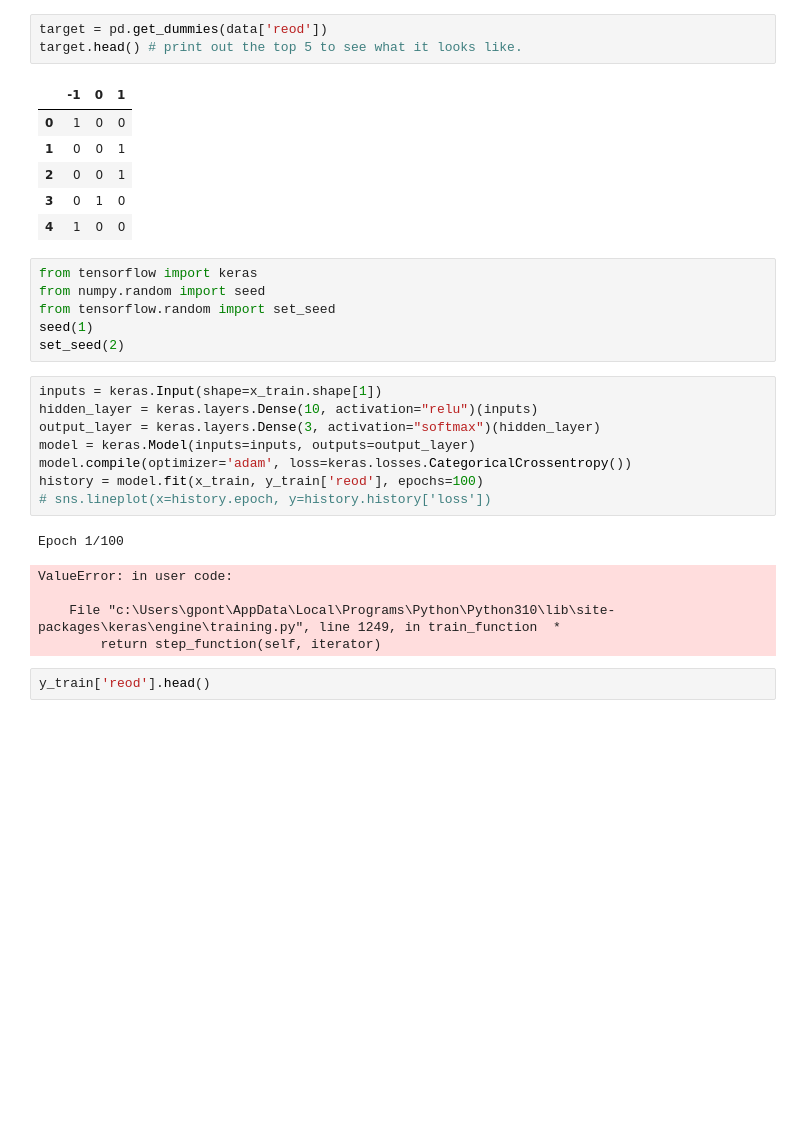
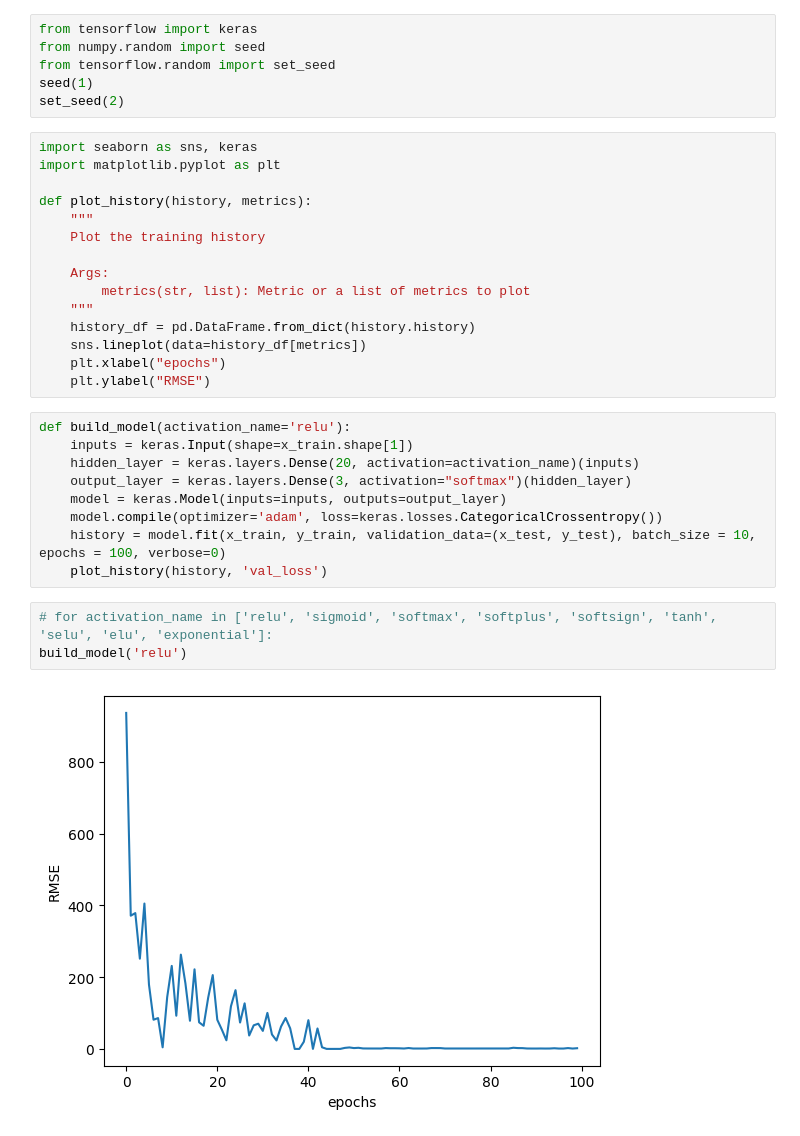
Before and after one commit to OncleBobby/kaggle-competitions, a Jupyter notebook: notebooks/stock.ipynb, the cells around one changed output. Drawn from its saved outputs; the diff is of its cells as text; blank space fills up the shorter version.

Commit message:
Tests

```diff
--- a/notebooks/stock.ipynb
+++ b/notebooks/stock.ipynb
@@ -14,32 +13,35 @@ data.head()
-# %%
-target = pd.get_dummies(data['reod'])
-target.head() # print out the top 5 to see what it looks like.
-# %% [output]
-|  | -1 | 0 | 1 |
-| 0 | 1 | 0 | 0 |
-| 1 | 0 | 0 | 1 |
-| 2 | 0 | 0 | 1 |
-| 3 | 0 | 1 | 0 |
-| 4 | 1 | 0 | 0 |
 # %%
 from tensorflow import keras
 from numpy.random import seed
 from tensorflow.random import set_seed
 seed(1)
 set_seed(2)
+# %%
+import seaborn as sns, keras
+import matplotlib.pyplot as plt
+
+def plot_history(history, metrics):
+    """
+    Plot the training history
+
+    Args:
+        metrics(str, list): Metric or a list of metrics to plot
+    """
+    history_df = pd.DataFrame.from_dict(history.history)
+    sns.lineplot(data=history_df[metrics])
+    plt.xlabel("epochs")
+    plt.ylabel("RMSE")
 # %%
-inputs = keras.Input(shape=x_train.shape[1])
-hidden_layer = keras.layers.Dense(10, activation="relu")(inputs)
-output_layer = keras.layers.Dense(3, activation="softmax")(hidden_layer)
-model = keras.Model(inputs=inputs, outputs=output_layer)
-model.compile(optimizer='adam', loss=keras.losses.CategoricalCrossentropy())
-history = model.fit(x_train, y_train['reod'], epochs=100)
-# sns.lineplot(x=history.epoch, y=history.history['loss'])
+def build_model(activation_name='relu'):
+    inputs = keras.Input(shape=x_train.shape[1])
+    hidden_layer = keras.layers.Dense(20, activation=activation_name)(inputs)
+    output_layer = keras.layers.Dense(3, activation="softmax")(hidden_layer)
+    model = keras.Model(inputs=inputs, outputs=output_layer)
+    model.compile(optimizer='adam', loss=keras.losses.CategoricalCrossentropy())
+    history = model.fit(x_train, y_train, validation_data=(x_test, y_test), batch_size = 10, epochs = 100, verbose=0)
+    plot_history(history, 'val_loss')
-# %% [output]
-Epoch 1/100
-ValueError: in user code:
-
-    File "c:\Users\gpont\AppData\Local\Programs\Python\Python310\lib\site-packages\keras\engine\training.py", line 1249, in train_function  *
-        return step_function(self, iterator)
-# %%
-y_train['reod'].head()
+# %%
+# for activation_name in ['relu', 'sigmoid', 'softmax', 'softplus', 'softsign', 'tanh', 'selu', 'elu', 'exponential']:
+build_model('relu')
+# %% [output]
+[figure, added]
```
Also changed, not shown: parts of 10 cells of this notebook.
